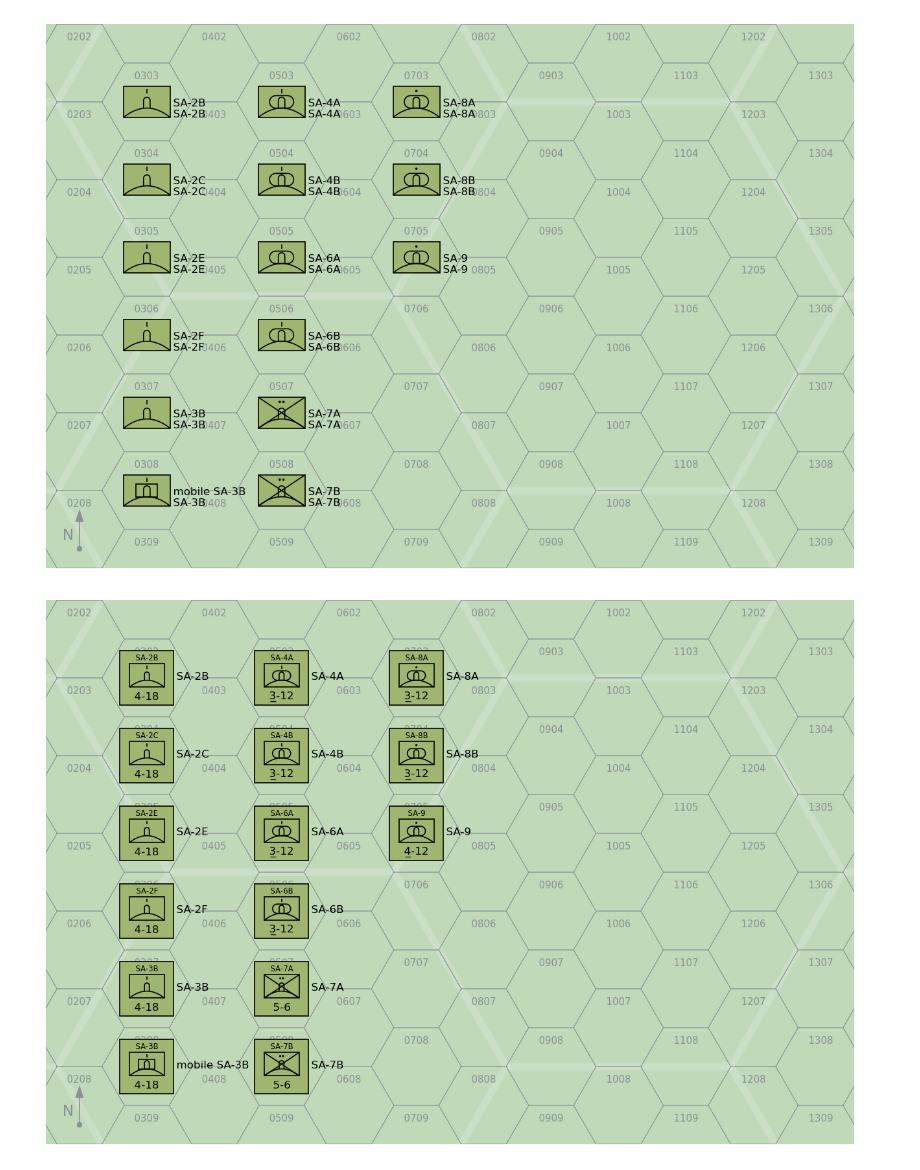
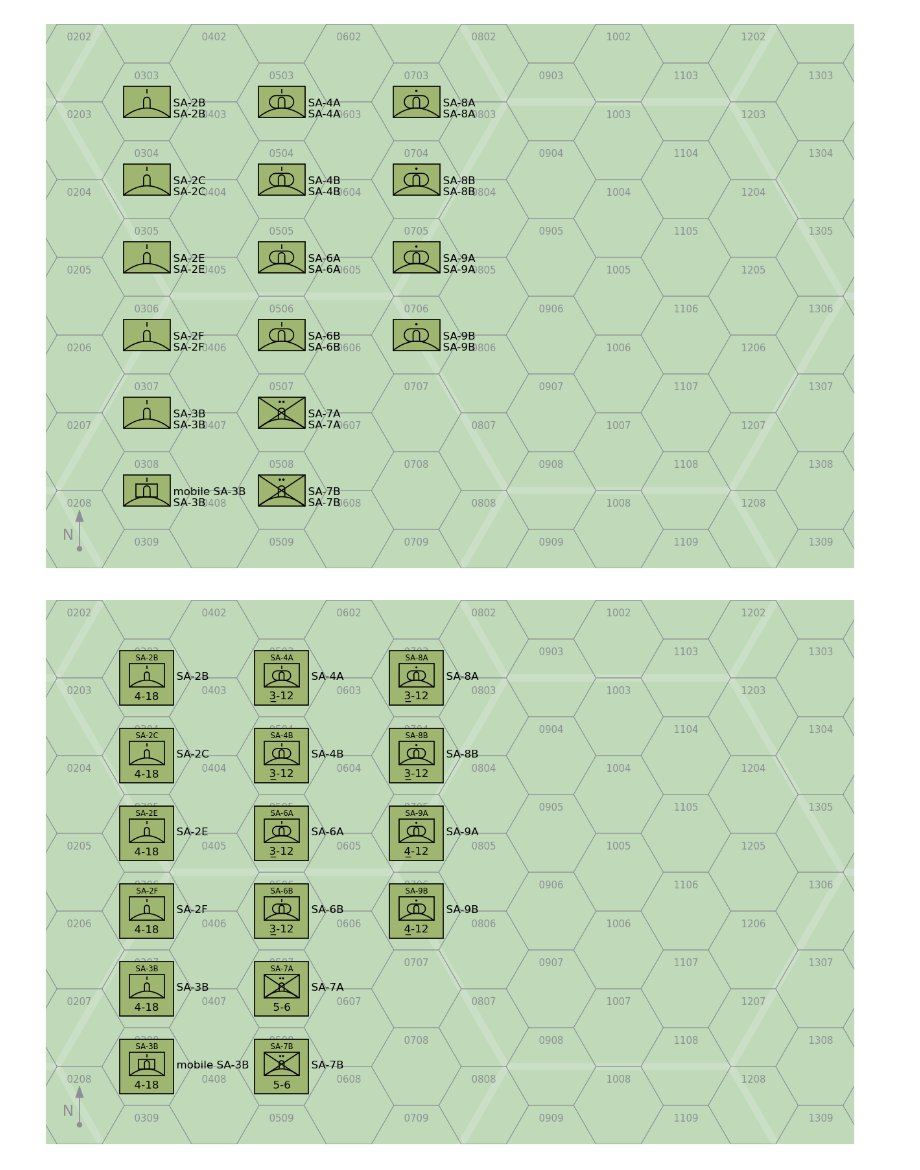
Before and after one commit to alanwatsonforster/glass, a Jupyter notebook: groundunitdatatables/figures.ipynb, the cells around one changed output. Cells and saved outputs as stored; diff of their text form; code cells hidden in the pictures.

Commit message:
Fix figure

```diff
--- a/groundunitdatatables/figures.ipynb
+++ b/groundunitdatatables/figures.ipynb
@@ -225,7 +225,8 @@ for counter in [False, True]:
         "SA-7B section",
         "SA-8A squad",
         "SA-8B squad",
-        "SA-9 squad",
+        "SA-9A squad",
+        "SA-9B squad",
         #"SA-10A battery",
         #"SA-10B battery",
         #"SA-11 section",
@@ -276,5 +277,5 @@ set-up      :       :       : type is SA-9 squad.
-[figure, old version]
+[figure, new version]
-[figure, old version]
+[figure, new version]
 # %%
 
 for counter in [False, True]:
```
Also changed, not shown: parts of 1 cell of this notebook, 1 other file.
